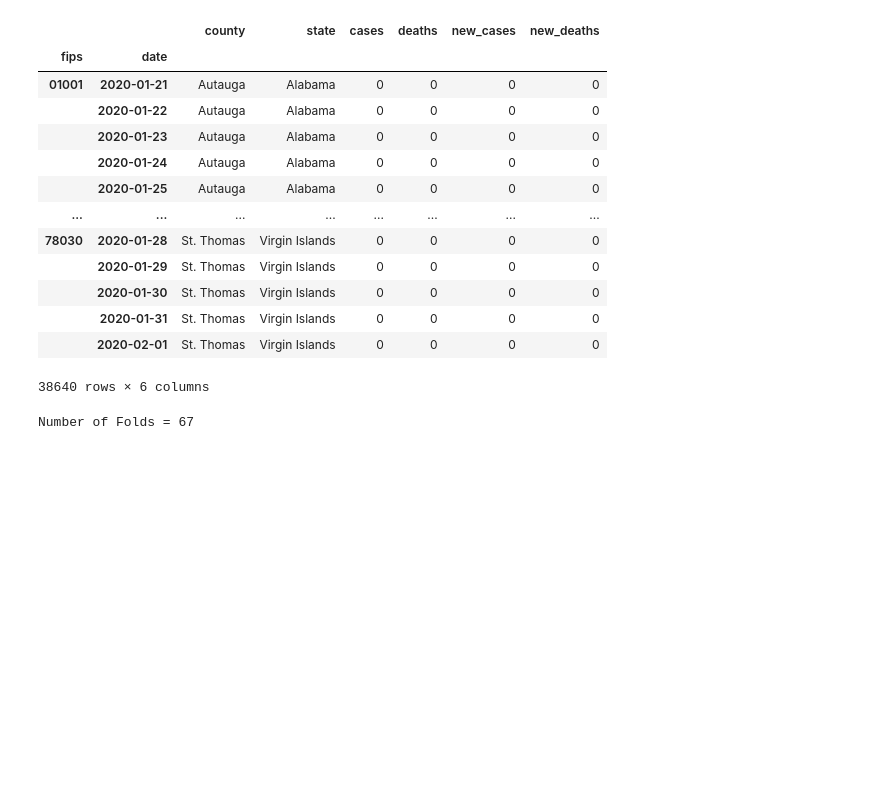
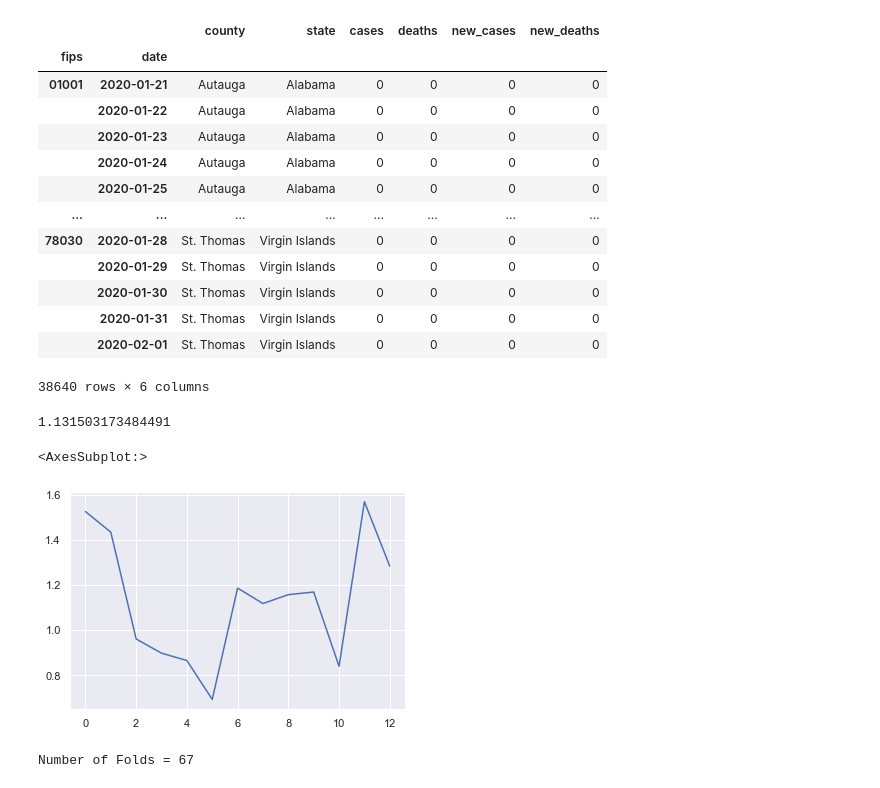
Before and after one commit to vlieven/G0Z39a, a Jupyter notebook: notebooks/test_sktime.ipynb, the cells around one changed output. Drawn from its saved outputs; the diff is of its cells as text; code cells hidden in the pictures; blank space fills up the shorter version.

```diff
--- a/notebooks/test_sktime.ipynb
+++ b/notebooks/test_sktime.ipynb
@@ -134,3 +201,45 @@ def get_windows(df: pd.DataFrame) -> Tuple[pd.DataFrame]:
+# %%
+from typing import List
+import warnings
+
+
+from sktime.performance_metrics.forecasting import mean_absolute_percentage_error as mape
+from tqdm.auto import tqdm
+
+from sktime.forecasting.model_selection import SlidingWindowSplitter
+
+# Create regressor with default parameters
+forecaster = LGBMForecaster(lgb.LGBMRegressor(), lag=12)
+
+fh = ForecastingHorizon(list(range(1, 15)))
+cv = SlidingWindowSplitter(fh=fh, window_length=60, step_length=60)
+
+scores: List[float] = []
+for df_train, df_test in tqdm(generate_window_splits(cv, y=df[["new_cases"]]), total=None):
+    df_train = add_lagged_features(df_train, lag=lag)
+    df_test = add_lagged_features(df_test, lag=lag)
+
+    model = forecaster.fit(y=df_train["new_cases"])
+
+    df_pred = pd.DataFrame(
+        model.predict(X=df_test.drop(columns=["new_cases"])), index=df_test.index
+    )
+    with warnings.catch_warnings():
+        warnings.simplefilter(action="ignore", category=FutureWarning)
+        score = mape(y_true=df_test["new_cases"], y_pred=df_pred, symmetric=True)
+        scores.append(score)
+
+print(np.mean(scores))
+# %% [output]
+1.131503173484491
+# %%
+import seaborn as sns
+
+sns.set(style="darkgrid")
+sns.lineplot(data=scores)
+# %% [output]
+<AxesSubplot:>
+[figure, added]
 # %%
 from sktime.performance_metrics.forecasting import mean_absolute_percentage_error as meap
 
```
Also changed, not shown: parts of 5 cells of this notebook, 1 other file.
